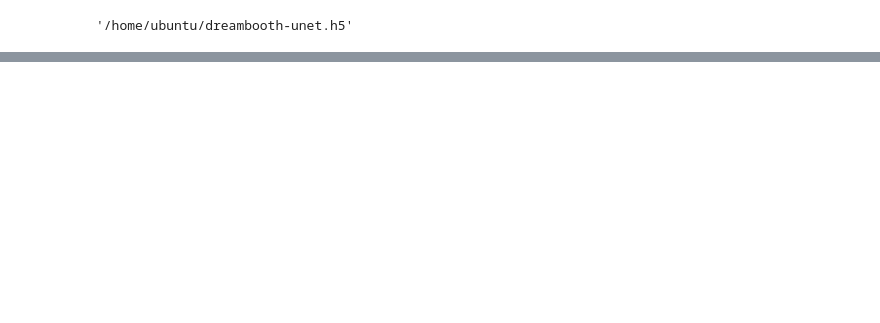
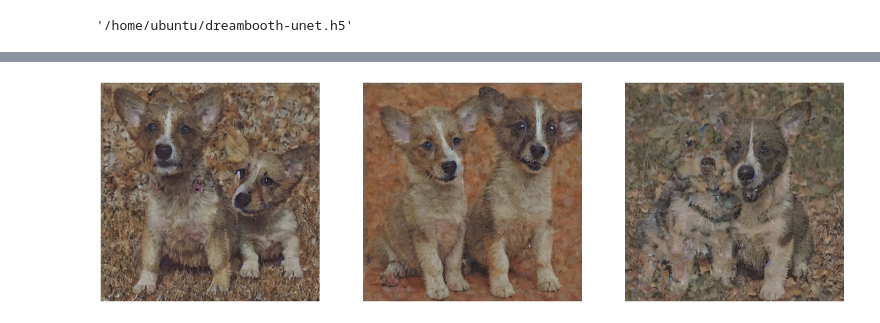
Before and after one commit to carolineechen/hf-community-events, a Jupyter notebook: keras-dreambooth-sprint/runhouse/dreambooth_rh_colab.ipynb, the cells around one changed output, grey strips where cells are left out. Cells and saved outputs as stored; diff of their text form; code cells hidden in the pictures; blank space fills up the shorter version.

Commit message:
add inference to colab

```diff
--- a/keras-dreambooth-sprint/runhouse/dreambooth_rh_colab.ipynb
+++ b/keras-dreambooth-sprint/runhouse/dreambooth_rh_colab.ipynb
@@ -525,7 +544,7 @@ model_save_path = '~/.keras/models/dreambooth_trainer'
 # These hyperparameters come from this tutorial by Hugging Face:
 # https://github.com/huggingface/diffusers/tree/main/examples/dreambooth
 optimizer_params = {
-    'lr': 5e-6,
+    'lr': 3e-6,
     'beta_1': 0.9,
     'beta_2': 0.999,
     'weight_decay': (1e-2,),
@@ -551,3 +571,23 @@ INFO | 2023-03-10 05:49:35,949 | Time to send message: 492.39 seconds
 ckpt_path_gpu
 # %% [output]
 '/home/ubuntu/dreambooth-unet.h5'
+# %%
+def run_inference(model_path, resolution, max_prompt_length, prompt, num_imgs=3):
+    import keras_cv
+    from keras_cv.models.stable_diffusion.diffusion_model import DiffusionModel
+
+    sd_dreambooth_model = keras_cv.models.StableDiffusion(
+        img_width=resolution, img_height=resolution, jit_compile=True,
+    )
+    sd_diffuser_model = DiffusionModel(resolution, resolution, max_prompt_length)
+    sd_diffuser_model.load_weights(model_path)
+    sd_dreambooth_model._diffusion_model = sd_diffuser_model
+
+    generated_img = sd_dreambooth_model.text_to_image(
+        prompt, batch_size=num_imgs
+    )
+    return generated_img
+# %%
+prompt = f"A photo of two {unique_id} {class_label}"
+run_inference_gpu = rh.function(run_inference).to(system=gpu)
+inference_images = run_inference_gpu(ckpt_path_gpu, resolution, max_prompt_length, prompt)
@@ -554,3 +604,18 @@ ckpt_path_gpu
+# %%
+import matplotlib.pyplot as plt
+
+def plot_images(images, title=None):
+    plt.figure(figsize=(20, 20))
+    for i in range(len(images)):
+        ax = plt.subplot(1, len(images), i + 1)
+        if title is not None:
+            plt.title(title)
+        plt.imshow(images[i])
+        plt.axis("off")
+# %%
+plot_images(inference_images)
+# %% [output]
+[figure, added]
 # %%
 # to terminate the instance from Colab, or you can go into lambdalabs website to manually terminate.
 # !sky down rh-a100
```
Also changed, not shown: parts of 14 cells of this notebook.
